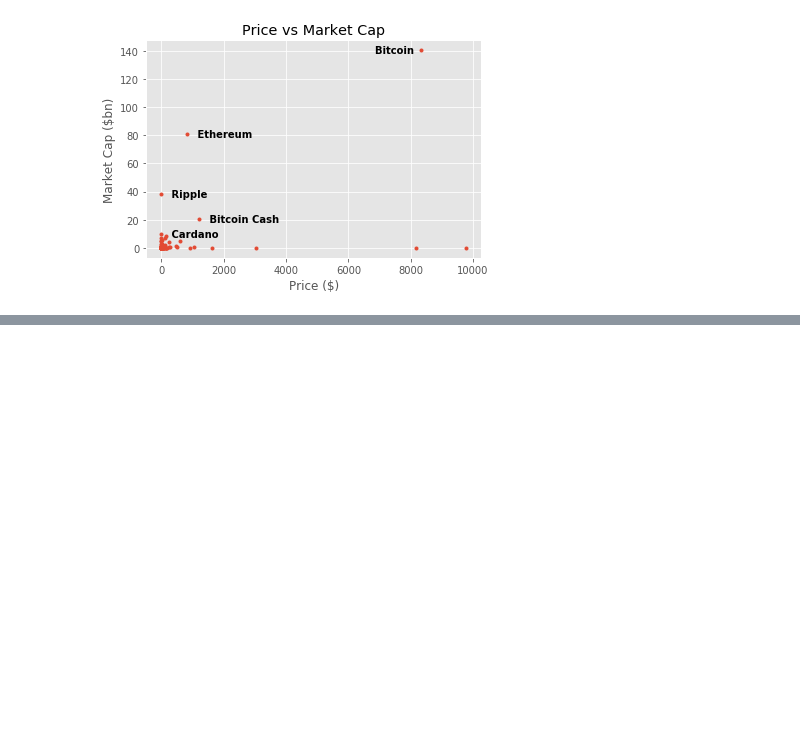
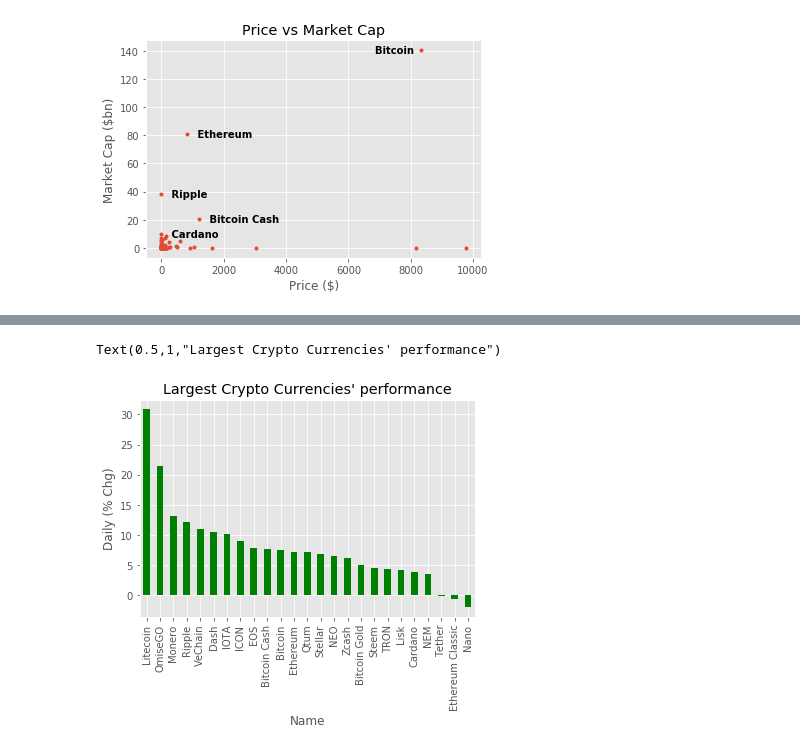
Before and after one commit to Kencol3/Scrapy-Crypto, a Jupyter notebook: crypto/Crypto.ipynb, the cells around one changed output, grey strips where cells are left out. Saved outputs shown, nothing was run; the diff lists cells and outputs as text; code cells hidden in the pictures; blank space fills up the shorter version.

```diff
--- a/crypto/Crypto.ipynb
+++ b/crypto/Crypto.ipynb
@@ -163,0 +183,3 @@ Text(0.5,1,'Top 10 Crypto Currencies')
+# %%
+Top['positive'] = Top['DayChg'] > 0
+Top.head()
@@ -163,0 +194,3 @@ Text(0.5,1,'Top 10 Crypto Currencies')
+# %%
+Top['color'] = Top.DayChg.apply(lambda x: 'green' if x > 0 else 'red')
+Top
@@ -163,0 +216,7 @@ Text(0.5,1,'Top 10 Crypto Currencies')
+# %%
+Top['DayChg'].sort_values(ascending = False).plot.bar(color=Top['positive'].map({True: 'green', False: 'red'}))
+plt.ylabel('Daily (% Chg)')
+plt.title('Largest Crypto Currencies\' performance')
+# %% [output]
+Text(0.5,1,"Largest Crypto Currencies' performance")
+[figure, added]
```
Also changed, not shown: parts of 21 cells of this notebook, 2 other files.
